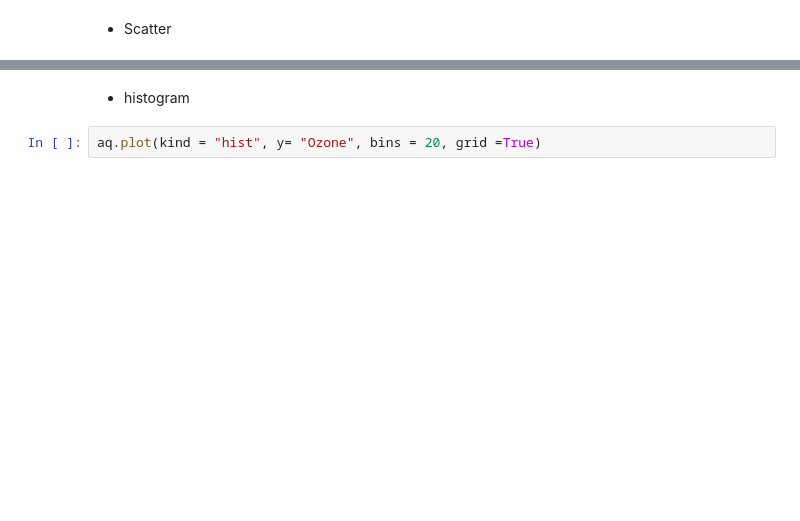
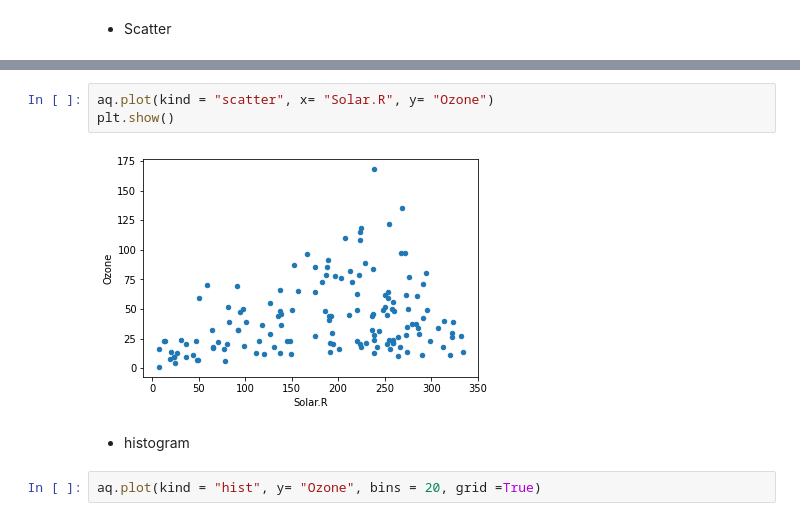
Before and after one commit to oms1226/20201130_python_farmingindustry, a Jupyter notebook: 1week/04.matplotlib.ipynb, the cells around one changed output, grey strips where cells are left out. Drawn from its saved outputs; the diff is of its cells as text; blank space fills up the shorter version.

```diff
--- a/1week/04.matplotlib.ipynb
+++ b/1week/04.matplotlib.ipynb
@@ -205,3 +258,8 @@ aq.plot(kind = "scatter", x= "Temp", y= "Ozone")
+# %%
+aq.plot(kind = "scatter", x= "Solar.R", y= "Ozone")
+plt.show()
+# %% [output]
+[figure, added]
 # %% [markdown]
 * histogram
 # %%
```
Also changed, not shown: parts of 36 cells of this notebook, 7 other files.
